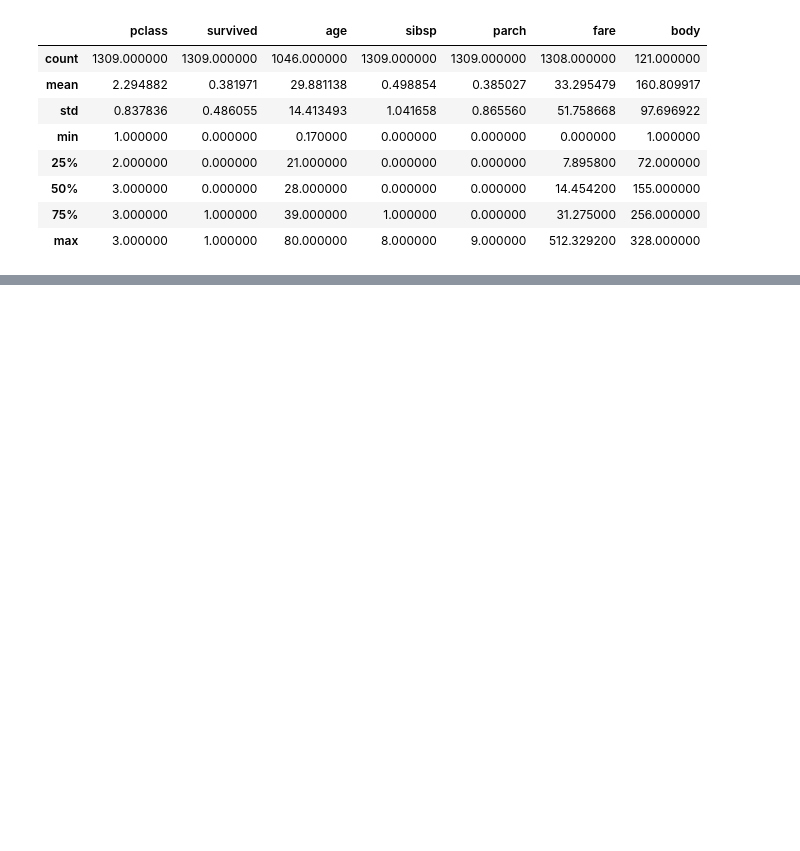
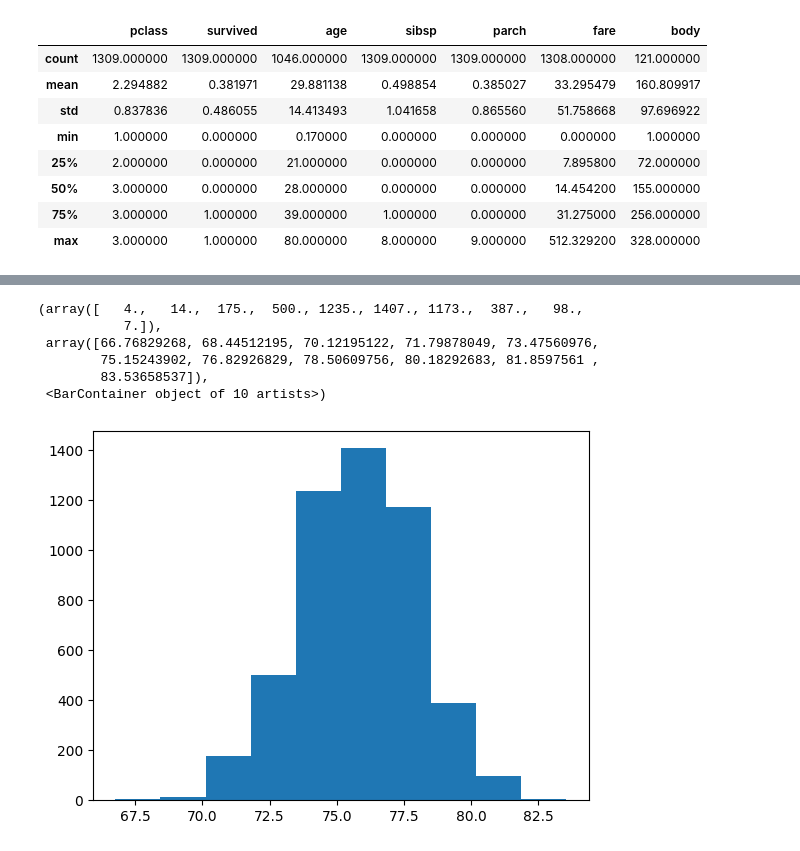
Before and after one commit to antoniooazevedo/titanic-dataset-analysis, a Jupyter notebook: analysis.ipynb, the cells around one changed output, grey strips where cells are left out. Drawn from its saved outputs; the diff is of its cells as text; code cells hidden in the pictures; blank space fills up the shorter version.

Commit message:
some dataset training experimentation

```diff
--- a/analysis.ipynb
+++ b/analysis.ipynb
@@ -43,0 +56,13 @@ sb.pairplot(class_survived, hue='survived', palette=sb.hls_palette(2))
+# %%
+# Treating NaN values
+processed_data = data.fillna({'age': data['age'].mean()}, inplace=True)
+
+# Remove boat, body and cabin columns
+processed_data = data.drop(['boat', 'body', 'cabin'], axis=1)
+
+# Encoding categorical values
+processed_data = pd.get_dummies(processed_data, columns=['sex', 'embarked'])
+
+processed_data = processed_data.drop(['name', 'ticket', 'home.dest'], axis=1)
+
+processed_data.info()
@@ -43,0 +88,32 @@ sb.pairplot(class_survived, hue='survived', palette=sb.hls_palette(2))
+# %%
+all_inputs = processed_data.drop('survived', axis=1)
+all_labels = processed_data['survived']
+
+from sklearn.tree import DecisionTreeClassifier
+
+model_accuracy = []
+for _ in range(5000):
+    (training_inputs,
+     testing_inputs,
+     training_classes,
+     testing_classes) = train_test_split(all_inputs, all_labels, test_size=0.25)
+
+
+    # Create the classifier
+    classifier = DecisionTreeClassifier()
+
+    # Train the classifier on the training set
+    classifier.fit(training_inputs, training_classes)
+
+    # Validate the classifier on the testing set using classification accuracy
+    model_accuracy.append(classifier.score(testing_inputs, testing_classes) * 100)
+
+plt.hist(model_accuracy)
+# %% [output]
+(array([   4.,   14.,  175.,  500., 1235., 1407., 1173.,  387.,   98.,
+           7.]),
+ array([66.76829268, 68.44512195, 70.12195122, 71.79878049, 73.47560976,
+        75.15243902, 76.82926829, 78.50609756, 80.18292683, 81.8597561 ,
+        83.53658537]),
+ <BarContainer object of 10 artists>)
+[figure, added]
```
Also changed, not shown: parts of 7 cells of this notebook.
